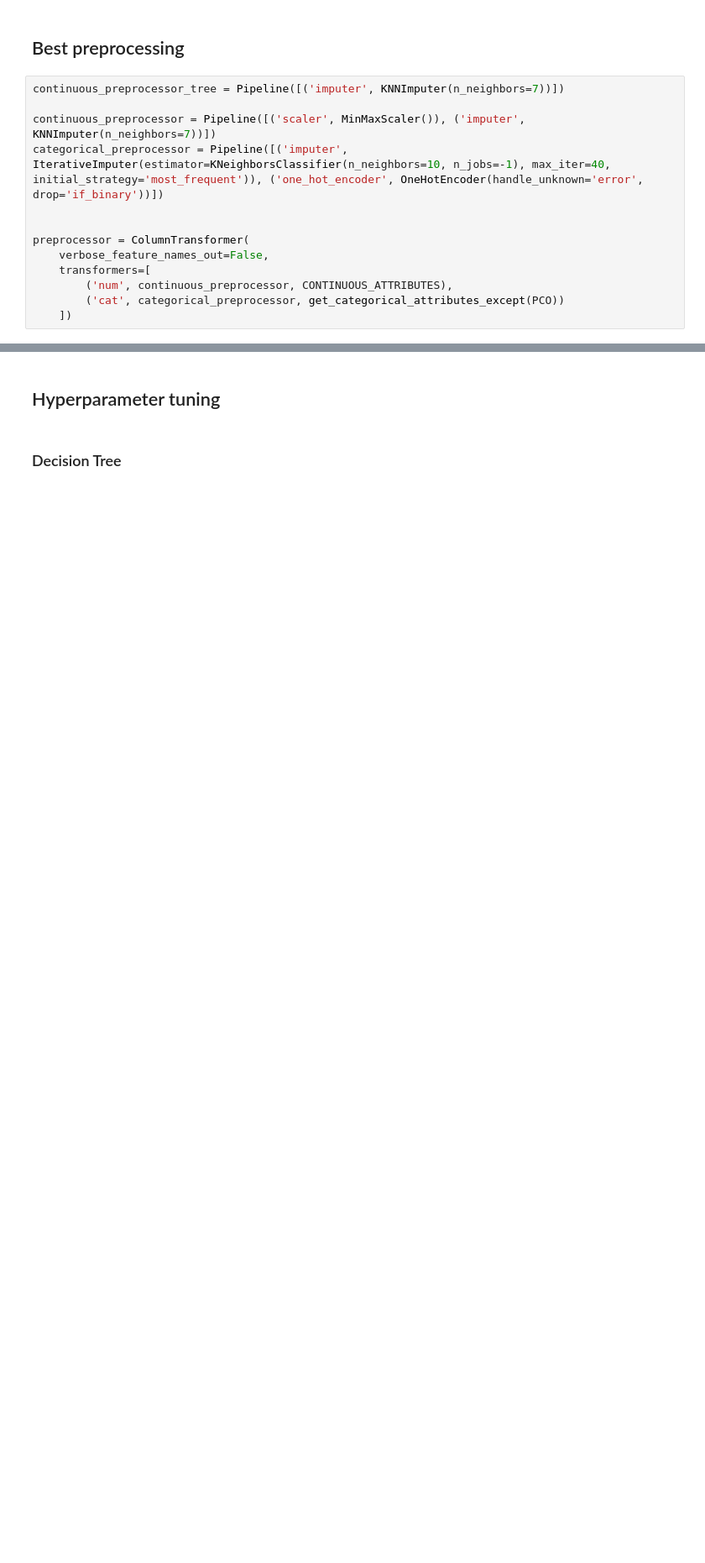
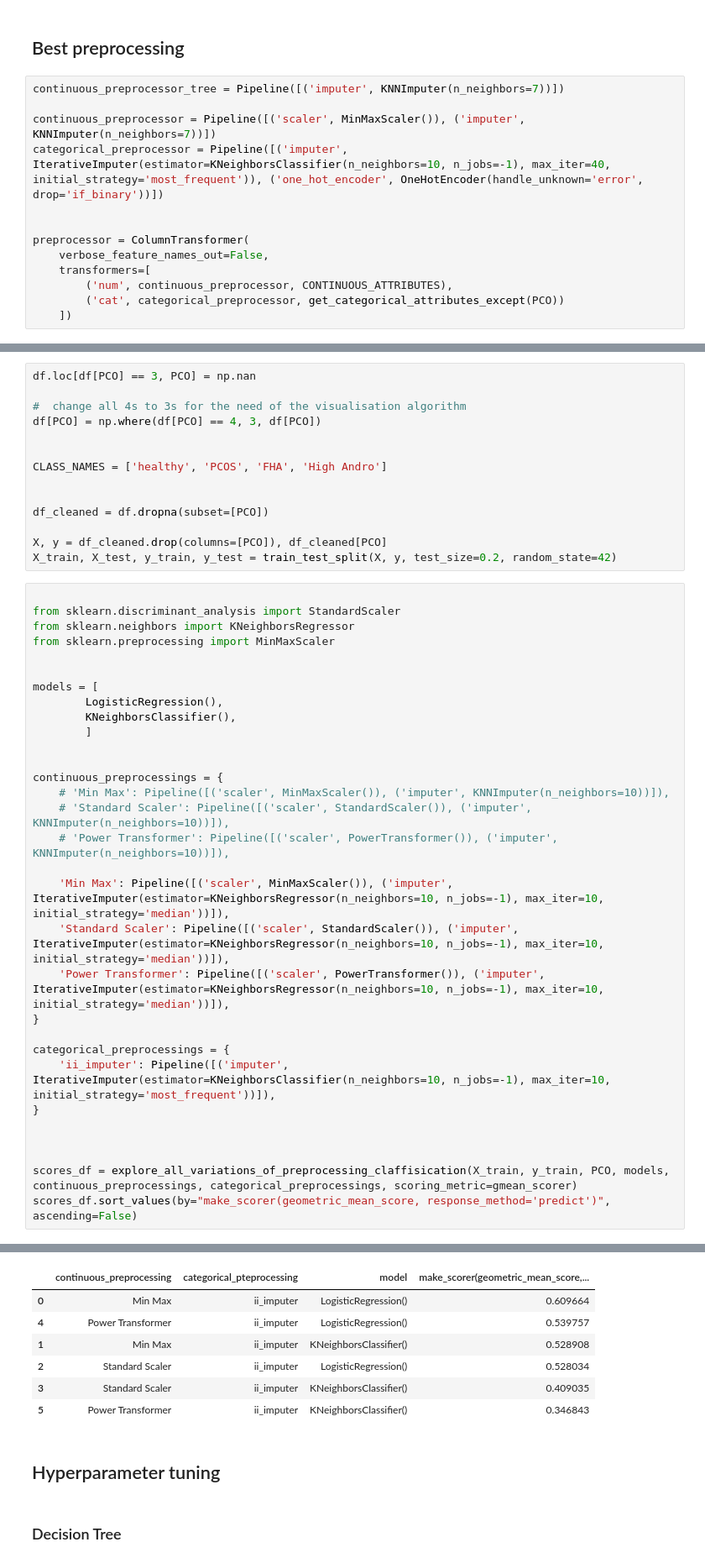
Before and after one commit to Karina-00/Master_project, a Jupyter notebook: main/experiments/diagnosis/pco_multiclass_models.ipynb, the cells around one changed output, grey strips where cells are left out. Shown at 84% size. Drawn from its saved outputs; the diff is of its cells as text; blank space fills up the shorter version.

```diff
--- a/main/experiments/diagnosis/pco_multiclass_models.ipynb
+++ b/main/experiments/diagnosis/pco_multiclass_models.ipynb
@@ -146,0 +270,46 @@ preprocessor = ColumnTransformer(
+# %%
+df.loc[df[PCO] == 3, PCO] = np.nan
+
+#  change all 4s to 3s for the need of the visualisation algorithm
+df[PCO] = np.where(df[PCO] == 4, 3, df[PCO])
+
+
+CLASS_NAMES = ['healthy', 'PCOS', 'FHA', 'High Andro']
+
+
+df_cleaned = df.dropna(subset=[PCO])
+
+X, y = df_cleaned.drop(columns=[PCO]), df_cleaned[PCO]
+X_train, X_test, y_train, y_test = train_test_split(X, y, test_size=0.2, random_state=42)
+# %%
+
+from sklearn.discriminant_analysis import StandardScaler
+from sklearn.neighbors import KNeighborsRegressor
+from sklearn.preprocessing import MinMaxScaler
+
+
+models = [
+        LogisticRegression(),
+        KNeighborsClassifier(),
+        ]
+
+
+continuous_preprocessings = {
+    # 'Min Max': Pipeline([('scaler', MinMaxScaler()), ('imputer', KNNImputer(n_neighbors=10))]),
+    # 'Standard Scaler': Pipeline([('scaler', StandardScaler()), ('imputer', KNNImputer(n_neighbors=10))]),
+    # 'Power Transformer': Pipeline([('scaler', PowerTransformer()), ('imputer', KNNImputer(n_neighbors=10))]),
+
+    'Min Max': Pipeline([('scaler', MinMaxScaler()), ('imputer', IterativeImputer(estimator=KNeighborsRegressor(n_neighbors=10, n_jobs=-1), max_iter=10, initial_strategy='median'))]),
+    'Standard Scaler': Pipeline([('scaler', StandardScaler()), ('imputer', IterativeImputer(estimator=KNeighborsRegressor(n_neighbors=10, n_jobs=-1), max_iter=10, initial_strategy='median'))]),
+    'Power Transformer': Pipeline([('scaler', PowerTransformer()), ('imputer', IterativeImputer(estimator=KNeighborsRegressor(n_neighbors=10, n_jobs=-1), max_iter=10, initial_strategy='median'))]),
+}
+
+categorical_preprocessings = {
+    'ii_imputer': Pipeline([('imputer', IterativeImputer(estimator=KNeighborsClassifier(n_neighbors=10, n_jobs=-1), max_iter=10, initial_strategy='most_frequent'))]),
+}
+
+
+
+scores_df = explore_all_variations_of_preprocessing_claffisication(X_train, y_train, PCO, models, continuous_preprocessings, categorical_preprocessings, scoring_metric=gmean_scorer)
+scores_df.sort_values(by="make_scorer(geometric_mean_score, response_method='predict')", ascending=False)
+# %% [output]
@@ -147,3 +334,10 @@ preprocessor = ColumnTransformer(
+|  | continuous_preprocessing | categorical_pteprocessing | model | make_scorer(geometric_mean_score,... |
+| 0 | Min Max | ii_imputer | LogisticRegression() | 0.609664 |
+| 4 | Power Transformer | ii_imputer | LogisticRegression() | 0.539757 |
+| 1 | Min Max | ii_imputer | KNeighborsClassifier() | 0.528908 |
+| 2 | Standard Scaler | ii_imputer | LogisticRegression() | 0.528034 |
+| 3 | Standard Scaler | ii_imputer | KNeighborsClassifier() | 0.409035 |
+| 5 | Power Transformer | ii_imputer | KNeighborsClassifier() | 0.346843 |
 # %% [markdown]
 ## Hyperparameter tuning
 # %% [markdown]
```
Also changed, not shown: parts of 6 cells of this notebook, 10 other files.
